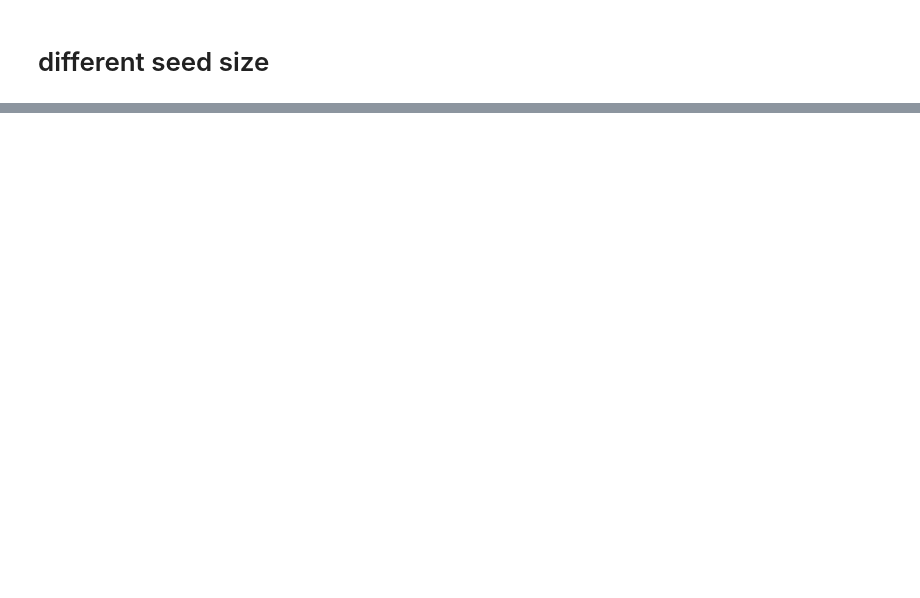
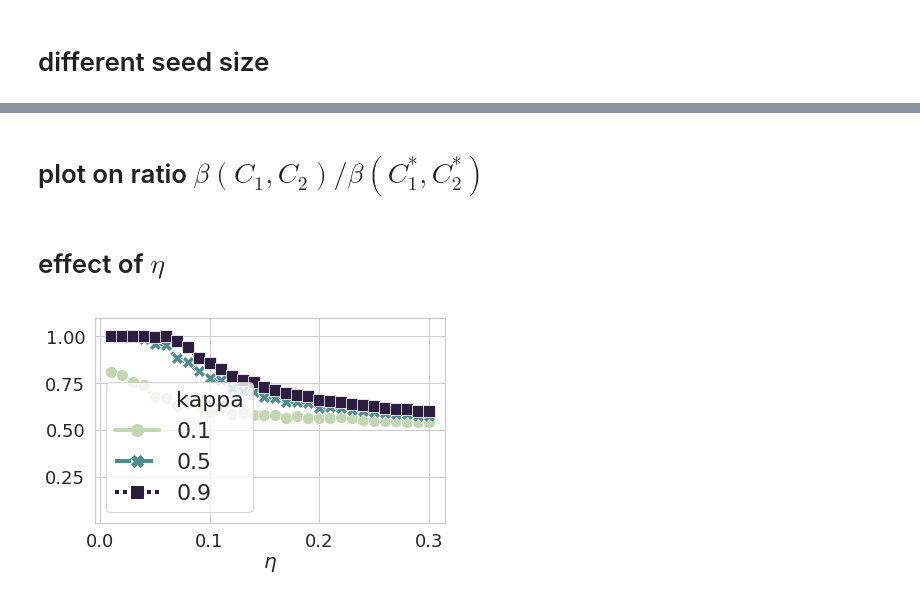
Before and after one commit to xiaohan2012/signed-local-community, a Jupyter notebook: experiment_on_synthetic_graphs.ipynb, the cells around one changed output, grey strips where cells are left out. Cells and saved outputs as stored; diff of their text form; code cells hidden in the pictures; blank space fills up the shorter version.

Commit message:
added beta_ratio in experiment and plots

```diff
--- a/experiment_on_synthetic_graphs.ipynb
+++ b/experiment_on_synthetic_graphs.ipynb
@@ -121,0 +114,34 @@ fig.savefig('figs/synthetic_experiment/effect_of_seed.pdf')
+# %% [markdown]
+# plot on ratio $\beta(C_1, C_2 ) / \beta(C_1^*, C_2^*)$
+# %% [markdown]
+# effect of $\eta$
+# %%
+perf_df = pd.read_csv('outputs/effect_of_eta.csv')
+perf_df = perf_df[(np.isclose(perf_df['kappa'], 0.1)) | (np.isclose(perf_df['kappa'], 0.5)) | (np.isclose(perf_df['kappa'], 0.9))]
+perf_df['kappa'] = perf_df['kappa'].apply(lambda v: "${:.1f}$".format(v))
+perf_df['beta_ratio'] = perf_df['min_beta'] / perf_df['ground_truth_beta']
+
+avg_df = perf_df[['beta_ratio', 'eta', 'kappa']].groupby(['eta', 'kappa']).mean()
+
+fig, ax = plt.subplots(1, 1)
+avg_df.reset_index(inplace=True)
+
+lp = sns.lineplot(
+    x='eta', y='beta_ratio', hue='kappa', data=avg_df, ax=ax, **styles
+)
+
+lp.set(
+    ylim=(0, 1.1),
+    xticks=[0.0, 0.1, 0.2, 0.3],
+    yticks=[0.25, 0.5, 0.75, 1.0],
+    xlabel=r'$\eta$',
+    ylabel='',
+
+)
+l = lp.legend()
+
+fig.tight_layout()
+
+fig.savefig('figs/synthetic_experiment/effect_of_eta_beta_ratio.pdf')
+# %% [output]
+[figure, added]
```
Also changed, not shown: parts of 7 cells of this notebook, 3 other files.
